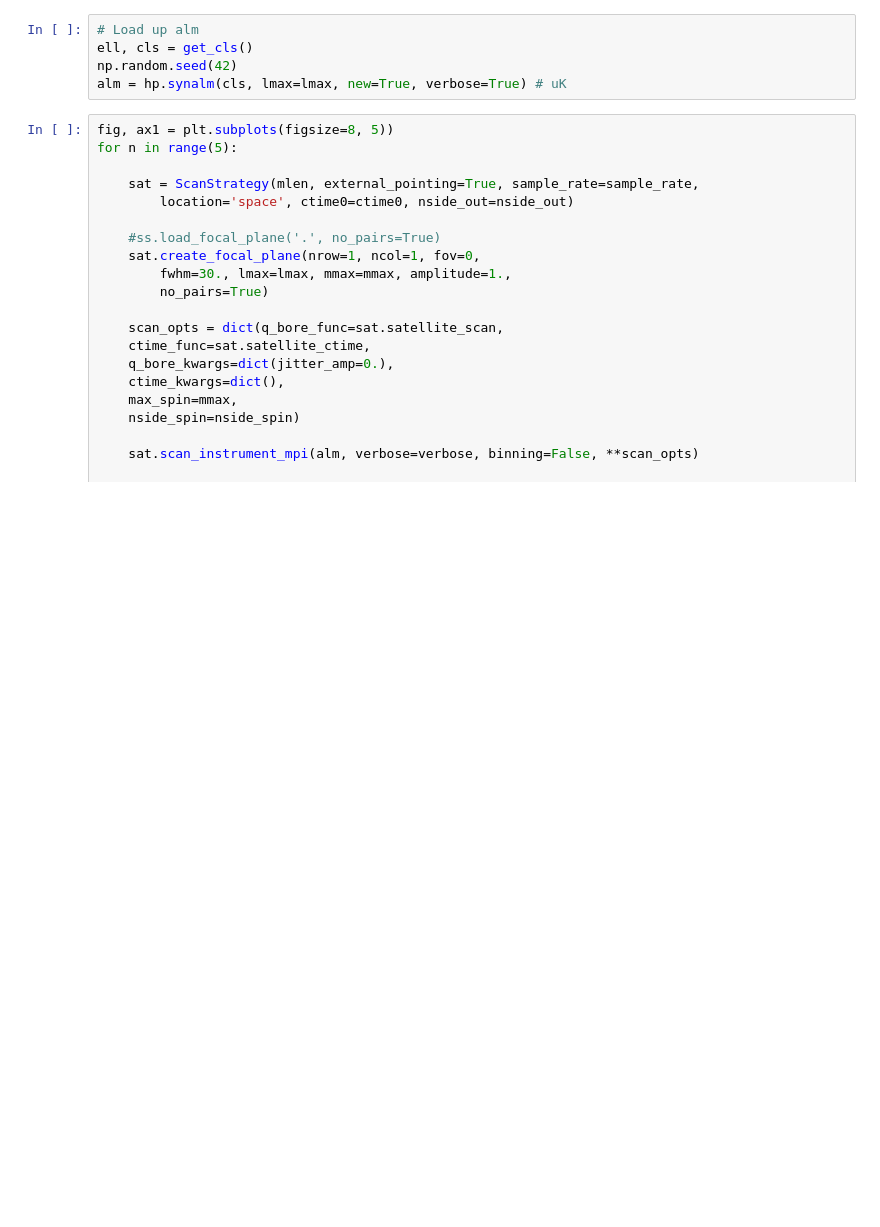
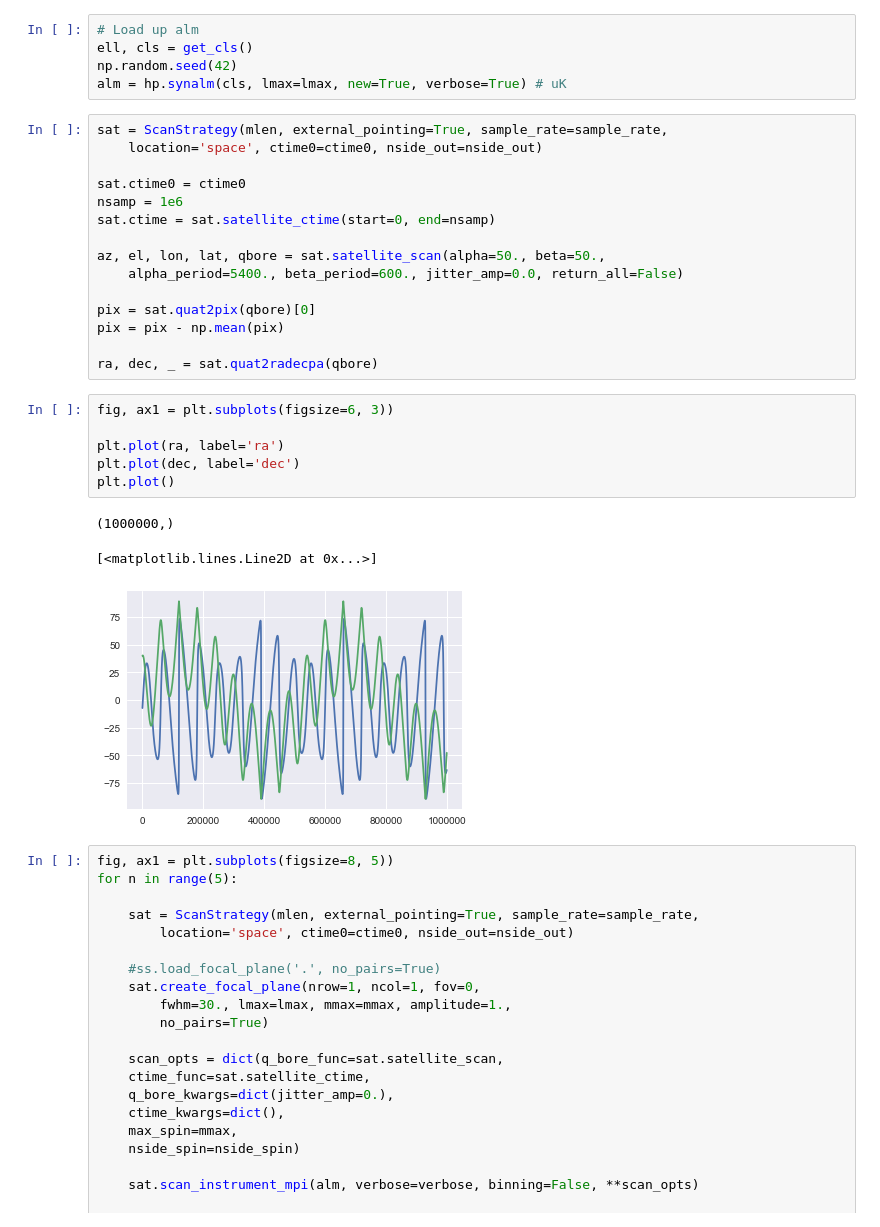
Before and after one commit to AdriJD/beamconv, a Jupyter notebook: notebooks/satellite_scan.ipynb, the cells around one changed output. Saved outputs shown, nothing was run; the diff lists cells and outputs as text; blank space fills up the shorter version.

```diff
--- a/notebooks/satellite_scan.ipynb
+++ b/notebooks/satellite_scan.ipynb
@@ -28,6 +28,31 @@ ctime0      = 1510000000
 ell, cls = get_cls()
 np.random.seed(42)
 alm = hp.synalm(cls, lmax=lmax, new=True, verbose=True) # uK
+# %%
+sat = ScanStrategy(mlen, external_pointing=True, sample_rate=sample_rate,
+    location='space', ctime0=ctime0, nside_out=nside_out)
+
+sat.ctime0 = ctime0
+nsamp = 1e6
+sat.ctime = sat.satellite_ctime(start=0, end=nsamp)
+
+az, el, lon, lat, qbore = sat.satellite_scan(alpha=50., beta=50.,
+    alpha_period=5400., beta_period=600., jitter_amp=0.0, return_all=False)
+
+pix = sat.quat2pix(qbore)[0]
+pix = pix - np.mean(pix)
+
+ra, dec, _ = sat.quat2radecpa(qbore)
+# %%
+fig, ax1 = plt.subplots(figsize=6, 3))
+
+plt.plot(ra, label='ra')
+plt.plot(dec, label='dec')
+plt.plot()
+# %% [output]
+(1000000,)
+[<matplotlib.lines.Line2D at 0x...>]
+[figure, added]
 # %%
 fig, ax1 = plt.subplots(figsize=8, 5))
 for n in range(5):
```
Also changed, not shown: 2 other files.
